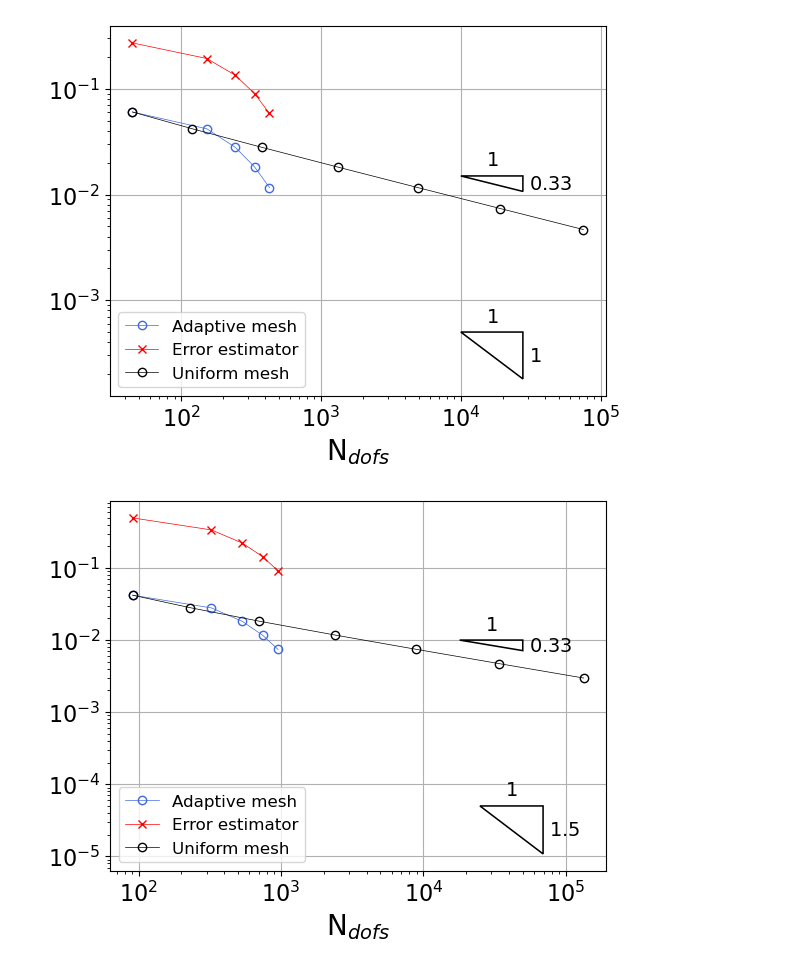
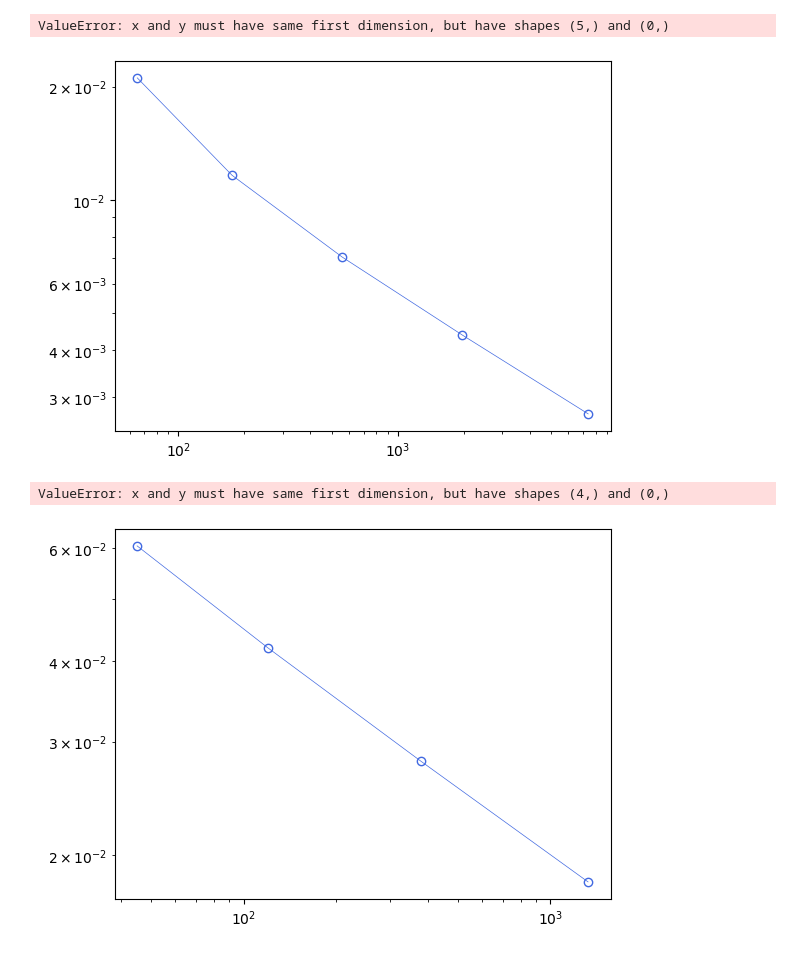
Before and after one commit to c-f-h/pyiga, a Jupyter notebook: notebooks/LshapeStrong.ipynb, the cells around one changed output. Saved outputs shown, nothing was run; the diff lists cells and outputs as text; code cells hidden in the pictures.

```diff
--- a/notebooks/LshapeStrong.ipynb
+++ b/notebooks/LshapeStrong.ipynb
@@ -130,7 +133,7 @@ def Lshape(deg, N, k=1):
     M = topology.MultiPatch(patches)
     return M
 # %%
-def LshapeAnullus(deg, N, k=1):
+def LshapeAnnulus(deg, N, k=1):
     kvs = 3*[2 * (bspline.make_knots(deg, 0.0, 1.0, N, mult=k),)]
 
     # define geometry
@@ -251,39 +326,78 @@ Basis setup took 0.009428262710571289 seconds
 # %%
 R_a = np.load('LshapeQ_adaptive.npy')
 R_u = np.load('LshapeQ_uniform.npy')
+
+numdofs=R_u[:,0]
+numdofs_a = R[:,0]
+Eerr = R_u[:,2]
+Eerr_a = R[:,2]
+pos=((1e4,5*1e-4),(2.5*1e4,5*1e-5),(2.5*1e4,5*1e-6),(6*1e4,1e-7))
+pos_u=((1e4,0.15*1e-1),(1.8*1e4,1e-2),(5*1e4,6*1e-3),(3*1e4,4*1e-3))
+for i, deg in enumerate((2,3,5,8)):
+    numdofs=R_u[:,i*5+0]
+    numdofs_a = R[:,i*5+0]
+    Eerr = R_u[:,i*5+2]
+    Eerr_a = R[:,i*5+2]
+    Eta = R[:,i*5+3]
+
+    numdofs=numdofs[numdofs!=0]
+    numdofs_a=numdofs_a[numdofs_a != 0]
+    Eerr_a = Eerr_a[Eerr_a!=0]
+    Eerr = Eerr[Eerr!=0]
+    Eta = Eta[Eta!=0]
+
+    fig, ax = plt.subplots()
+    plt.loglog(numdofs_a, Eerr_a, 'o-',color='royalblue',linewidth=0.5, markerfacecolor='none')
+    plt.loglog(numdofs_a, Eta, 'x-',color='red',linewidth=0.5, markerfacecolor='none')
+    plt.loglog(numdofs, Eerr, 'o-',color='black',linewidth=0.5, markerfacecolor='none')
+    plt.grid('True');
+    ax.tick_params(axis='both', labelsize=16)
+    plt.legend(['Adaptive mesh','Error estimator','Uniform mesh'],loc='lower left',prop={'size': 12})
+    plt.xlabel("N$_{dofs}$",size=20)
+    draw_loglog_slope(fig,ax,pos[i],2,slope=int(deg/2) if deg%2==0 else deg/2,inverted=False, color='black', polygon_kwargs=None, label=True, labelcolor=None, label_kwargs={'fontsize':14}, zorder=None)
+    draw_loglog_slope(fig,ax,pos_u[i],2,0.33,inverted=False, color='black', polygon_kwargs=None, label=True, labelcolor=None, label_kwargs={'fontsize':14}, zorder=None)
+
+    plt.savefig('Lp'+str(deg)+'n'+str(deg+1)+'H1_cnv.pdf', bbox_inches='tight')
+    plt.show()
+# %% [output]
+ValueError: x and y must have same first dimension, but have shapes (5,) and (0,)
+[figure, added]
 # %%
+R_a = np.load('Lshape_adaptive.npy')
+R_u = np.load('Lshape_uniform.npy')
+
 numdofs=R_u[:,0]
 numdofs_a = R[:,0]
 Eerr = R_u[:,2]
 Eerr_a = R[:,2]
 pos=((1e4,5*1e-4),(2.5*1e4,5*1e-5),(2.5*1e4,5*1e-6),(6*1e4,1e-7))
 pos_u=((1e4,0.15*1e-1),(1.8*1e4,1e-2),(5*1e4,6*1e-3),(3*1e4,4*1e-3))
 for i, deg in enumerate((2,3,5,8)):
     numdofs=R_u[:,i*5+0]
     numdofs_a = R[:,i*5+0]
     Eerr = R_u[:,i*5+2]
     Eerr_a = R[:,i*5+2]
     Eta = R[:,i*5+3]
 
     numdofs=numdofs[numdofs!=0]
     numdofs_a=numdofs_a[numdofs_a != 0]
     Eerr_a = Eerr_a[Eerr_a!=0]
     Eerr = Eerr[Eerr!=0]
     Eta = Eta[Eta!=0]
 
     fig, ax = plt.subplots()
     plt.loglog(numdofs_a, Eerr_a, 'o-',color='royalblue',linewidth=0.5, markerfacecolor='none')
     plt.loglog(numdofs_a, Eta, 'x-',color='red',linewidth=0.5, markerfacecolor='none')
     plt.loglog(numdofs, Eerr, 'o-',color='black',linewidth=0.5, markerfacecolor='none')
     plt.grid('True');
     ax.tick_params(axis='both', labelsize=16)
     plt.legend(['Adaptive mesh','Error estimator','Uniform mesh'],loc='lower left',prop={'size': 12})
     plt.xlabel("N$_{dofs}$",size=20)
     draw_loglog_slope(fig,ax,pos[i],2,slope=int(deg/2) if deg%2==0 else deg/2,inverted=False, color='black', polygon_kwargs=None, label=True, labelcolor=None, label_kwargs={'fontsize':14}, zorder=None)
     draw_loglog_slope(fig,ax,pos_u[i],2,0.33,inverted=False, color='black', polygon_kwargs=None, label=True, labelcolor=None, label_kwargs={'fontsize':14}, zorder=None)
 
     plt.savefig('Lp'+str(deg)+'n'+str(deg+1)+'H1_cnv.pdf', bbox_inches='tight')
     plt.show()
 # %% [output]
+ValueError: x and y must have same first dimension, but have shapes (4,) and (0,)
-[figure, old version]
+[figure, new version]
-[figure, removed]
```
Also changed, not shown: parts of 4 cells of this notebook, 10 other files.
